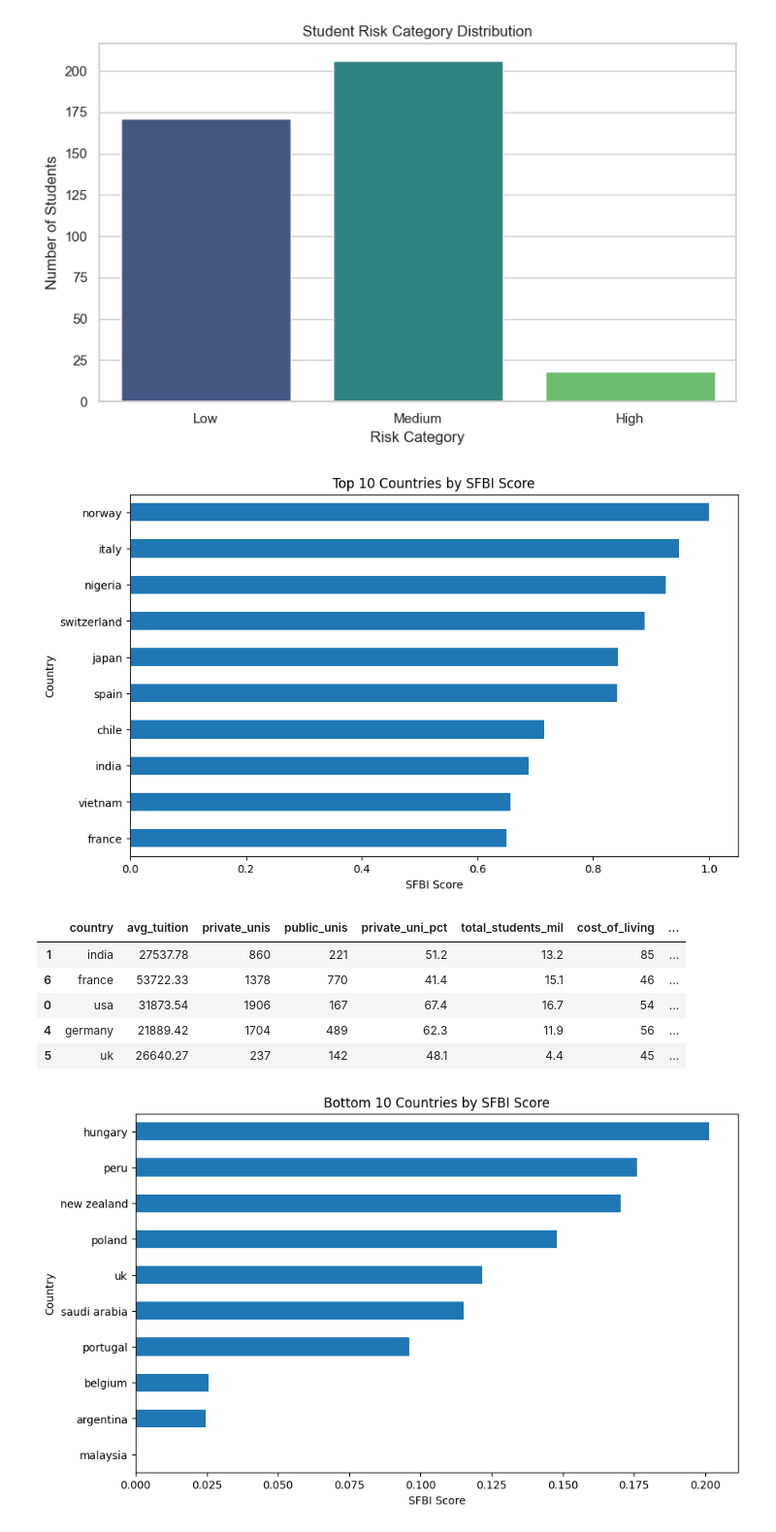
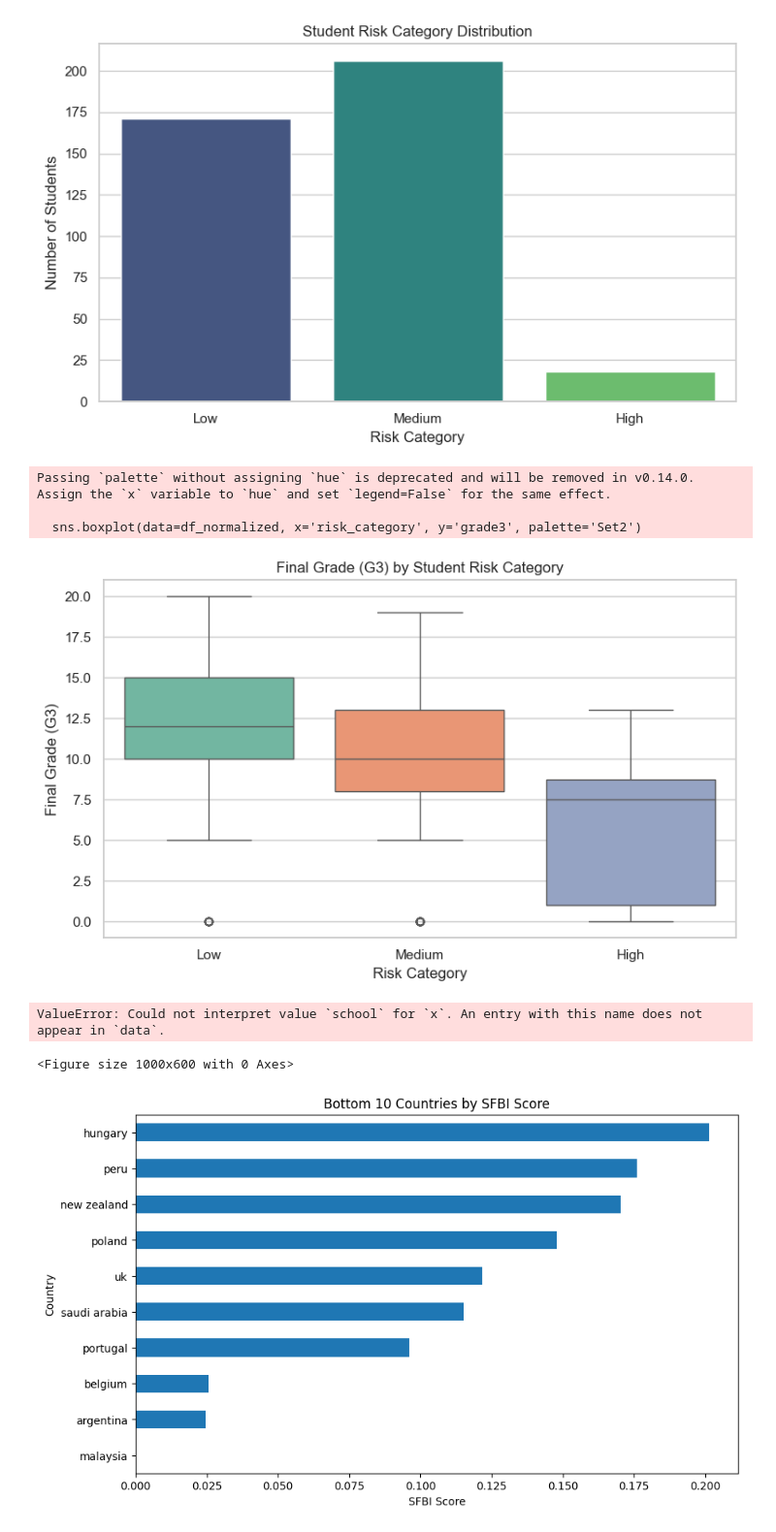
Before and after one commit to hannahabell0911/DAV-CA1-25, a Jupyter notebook: CA1-HannahAbell.ipynb, the cells around one changed output. Shown at 97% size. Cells and saved outputs as stored; diff of their text form; code cells hidden in the pictures.

```diff
--- a/CA1-HannahAbell.ipynb
+++ b/CA1-HannahAbell.ipynb
@@ -486,35 +486,39 @@ Passing `palette` without assigning `hue` is deprecated and will be removed in v
 
   sns.countplot(data=df_normalized, x='risk_category', palette='viridis')
 [figure]
-# %%
-# Plotting the top 10 countries by SFBI score
-df_normalized = df_normalized.sort_values(by='sfbi_score', ascending=False)
-
-top10_plot = df_normalized[['country', 'sfbi_score']].head(10).plot(
-    kind='barh',
-    x='country',
-    y='sfbi_score',
-    figsize=(10, 6),
-    legend=False
-)
-top10_plot.invert_yaxis()
-top10_plot.set_xlabel('SFBI Score')
-top10_plot.set_ylabel('Country')
-top10_plot.set_title('Top 10 Countries by SFBI Score')
-
-# Save the normalized data
-df_normalized.to_csv('normalized_data.csv', index=False)
-# %% [output]
-[figure, removed]
-# %%
-df_normalized[df_normalized['country'].isin(['germany', 'usa', 'india', 'uk', 'france'])]
-# %% [output]
-|  | country | avg_tuition | private_unis | public_unis | private_uni_pct | total_students_mil | cost_of_living | ... |
-| 1 | india | 27537.78 | 860 | 221 | 51.2 | 13.2 | 85 | ... |
-| 6 | france | 53722.33 | 1378 | 770 | 41.4 | 15.1 | 46 | ... |
-| 0 | usa | 31873.54 | 1906 | 167 | 67.4 | 16.7 | 54 | ... |
-| 4 | germany | 21889.42 | 1704 | 489 | 62.3 | 11.9 | 56 | ... |
-| 5 | uk | 26640.27 | 237 | 142 | 48.1 | 4.4 | 45 | ... |
+# %%
+# Add 'grade3' back to the normalized DataFrame for visualization
+df_normalized['grade3'] = student_df_cleaned['grade3'].values
+
+# Create boxplot comparing risk categories and final grades
+import seaborn as sns
+import matplotlib.pyplot as plt
+
+plt.figure(figsize=(8, 5))
+sns.boxplot(data=df_normalized, x='risk_category', y='grade3', palette='Set2')
+plt.title('Final Grade (G3) by Student Risk Category')
+plt.xlabel('Risk Category')
+plt.ylabel('Final Grade (G3)')
+plt.tight_layout()
+plt.show()
+# %% [output]
+Passing `palette` without assigning `hue` is deprecated and will be removed in v0.14.0. Assign the `x` variable to `hue` and set `legend=False` for the same effect.
+
+  sns.boxplot(data=df_normalized, x='risk_category', y='grade3', palette='Set2')
+[figure, added]
+# %%
+# visualize index by school
+
+plt.figure(figsize=(10, 6))
+sns.boxplot(data=df_normalized, x='school', y='student_risk_index', palette='Set2')
+plt.title('Student Risk Index by School')
+plt.xlabel('School')
+plt.ylabel('Student Risk Index')
+plt.tight_layout()
+plt.show()
+# %% [output]
+ValueError: Could not interpret value `school` for `x`. An entry with this name does not appear in `data`.
+<Figure size 1000x600 with 0 Axes>
 # %%
 bottom_10_plot = df_normalized[['country', 'sfbi_score']].tail(10).plot(
     kind='barh',
```
Also changed, not shown: parts of 1 cell of this notebook.
